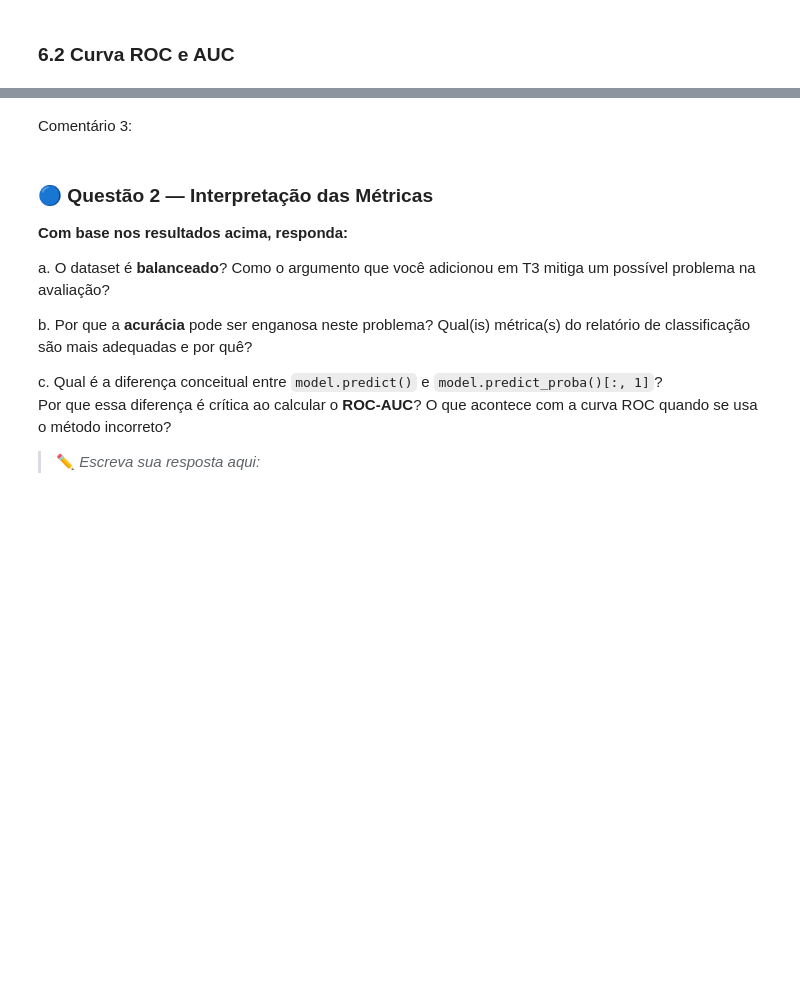
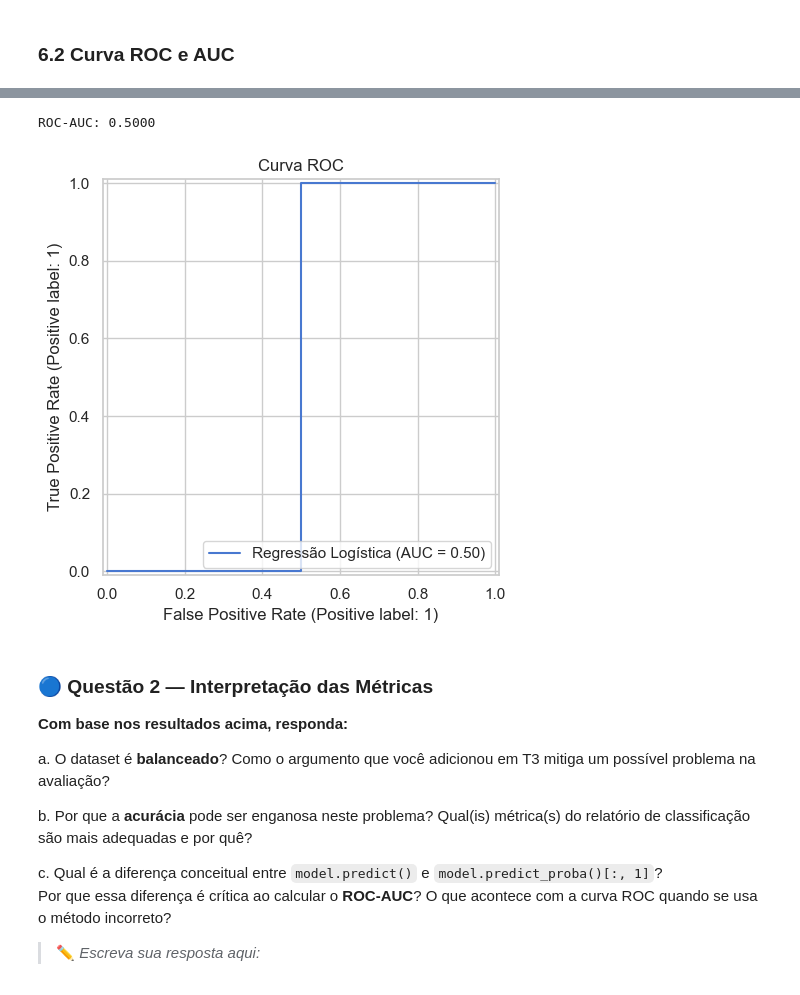
Before and after one commit to IsabelMontenegro01/analise_vinho, a Jupyter notebook: atividade_qualidade_vinho.ipynb, the cells around one changed output, grey strips where cells are left out. Drawn from its saved outputs; the diff is of its cells as text; code cells hidden in the pictures; blank space fills up the shorter version.

```diff
--- a/atividade_qualidade_vinho.ipynb
+++ b/atividade_qualidade_vinho.ipynb
@@ -387,5 +390,20 @@ plt.show()
-# %% [markdown]
-Comentário 3:
+# %%
+# Comentário 3:
+# model.predict() retorna rótulos binários (0/1) em vez de probabilidades, e o ROC-AUC precisa de um score contínuo pra testar vários thresholds.
+# Corrigi usando predict_proba(), pegando a probabilidade da classe positiva (1).
+y_scores = model.predict_proba(X_test_scaled)[:, 1]
+
+roc_auc = roc_auc_score(y_test, y_scores)
+print(f"ROC-AUC: {roc_auc:.4f}")
+
+fig, ax = plt.subplots(figsize=(6, 5))
+RocCurveDisplay.from_predictions(y_test, y_scores, ax=ax, name="Regressão Logística")
+ax.set_title("Curva ROC")
+plt.tight_layout()
+plt.show()
+# %% [output]
+ROC-AUC: 0.5000
+[figure, added]
 # %% [markdown]
 ### 🔵 Questão 2 — Interpretação das Métricas
 
```
Also changed, not shown: parts of 1 cell of this notebook.
